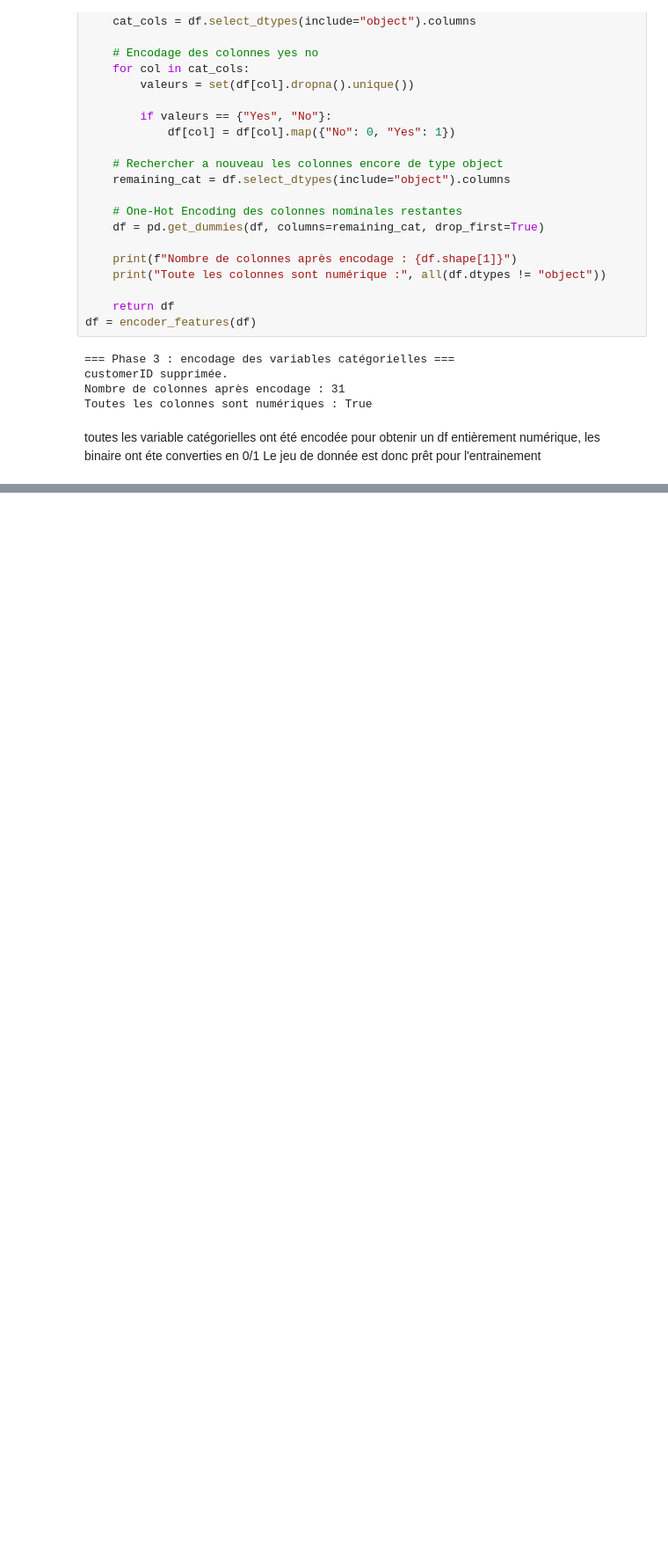
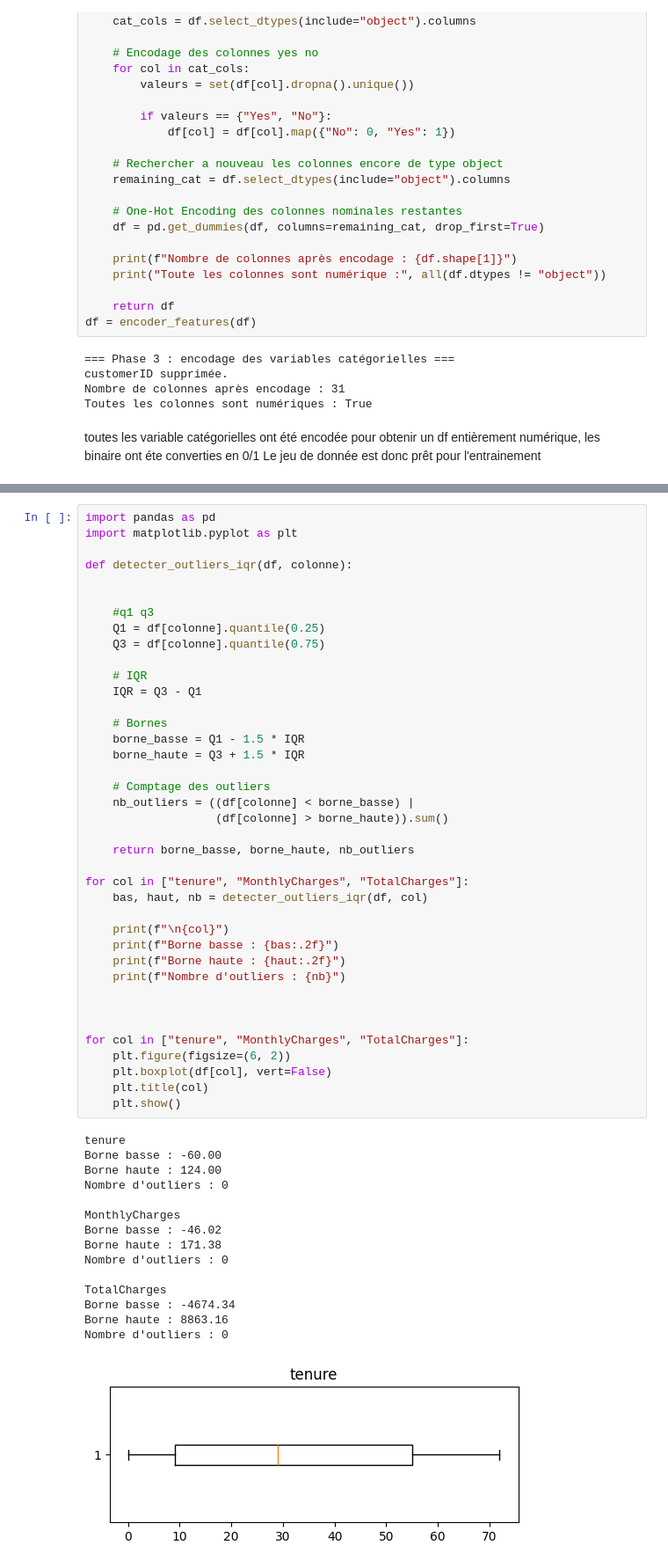
Before and after one commit to meddyg07-cyber/arene-des-algos-Meddy-Garcia, a Jupyter notebook: Mardi/data_pour_ml.ipynb, the cells around one changed output, grey strips where cells are left out. Shown at 88% size. Cells and saved outputs as stored; diff of their text form; blank space fills up the shorter version.

Commit message:
tenure + Monthlycharge + totalcharge

```diff
--- a/Mardi/data_pour_ml.ipynb
+++ b/Mardi/data_pour_ml.ipynb
@@ -232,0 +235,55 @@ Le jeu de donnée est donc prêt pour l'entrainement
+# %%
+import pandas as pd
+import matplotlib.pyplot as plt
+
+def detecter_outliers_iqr(df, colonne):
+
+
+    #q1 q3
+    Q1 = df[colonne].quantile(0.25)
+    Q3 = df[colonne].quantile(0.75)
+
+    # IQR
+    IQR = Q3 - Q1
+
+    # Bornes
+    borne_basse = Q1 - 1.5 * IQR
+    borne_haute = Q3 + 1.5 * IQR
+
+    # Comptage des outliers
+    nb_outliers = ((df[colonne] < borne_basse) |
+                   (df[colonne] > borne_haute)).sum()
+
+    return borne_basse, borne_haute, nb_outliers
+
+for col in ["tenure", "MonthlyCharges", "TotalCharges"]:
+    bas, haut, nb = detecter_outliers_iqr(df, col)
+
+    print(f"\n{col}")
+    print(f"Borne basse : {bas:.2f}")
+    print(f"Borne haute : {haut:.2f}")
+    print(f"Nombre d'outliers : {nb}")
+
+
+
+for col in ["tenure", "MonthlyCharges", "TotalCharges"]:
+    plt.figure(figsize=(6, 2))
+    plt.boxplot(df[col], vert=False)
+    plt.title(col)
+    plt.show()
+# %% [output]
+tenure
+Borne basse : -60.00
+Borne haute : 124.00
+Nombre d'outliers : 0
+
+MonthlyCharges
+Borne basse : -46.02
+Borne haute : 171.38
+Nombre d'outliers : 0
+
+TotalCharges
+Borne basse : -4674.34
+Borne haute : 8863.16
+Nombre d'outliers : 0
+[figure, added]
```
Also changed, not shown: parts of 3 cells of this notebook.
